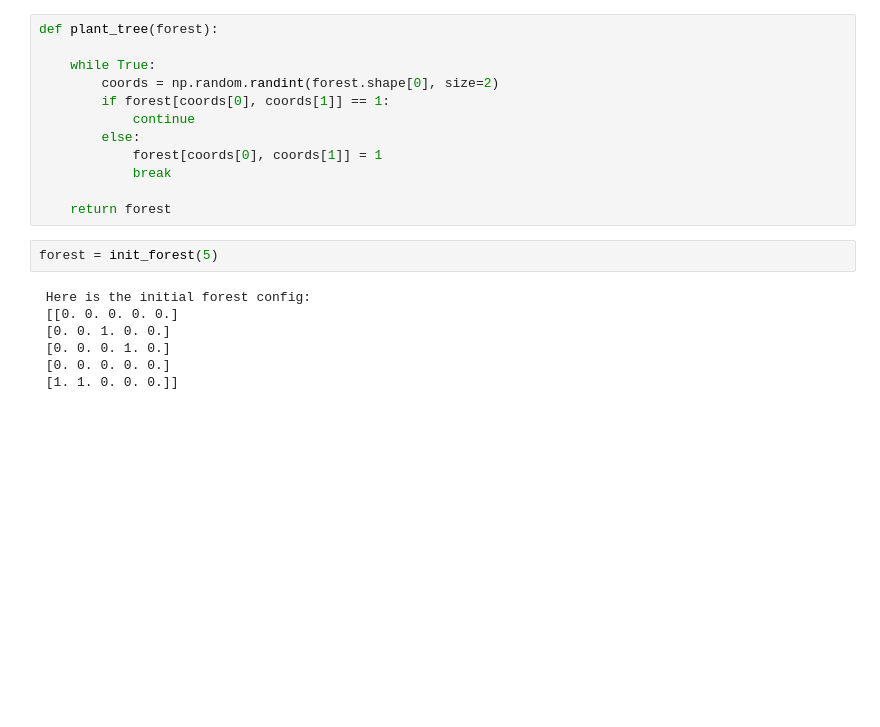
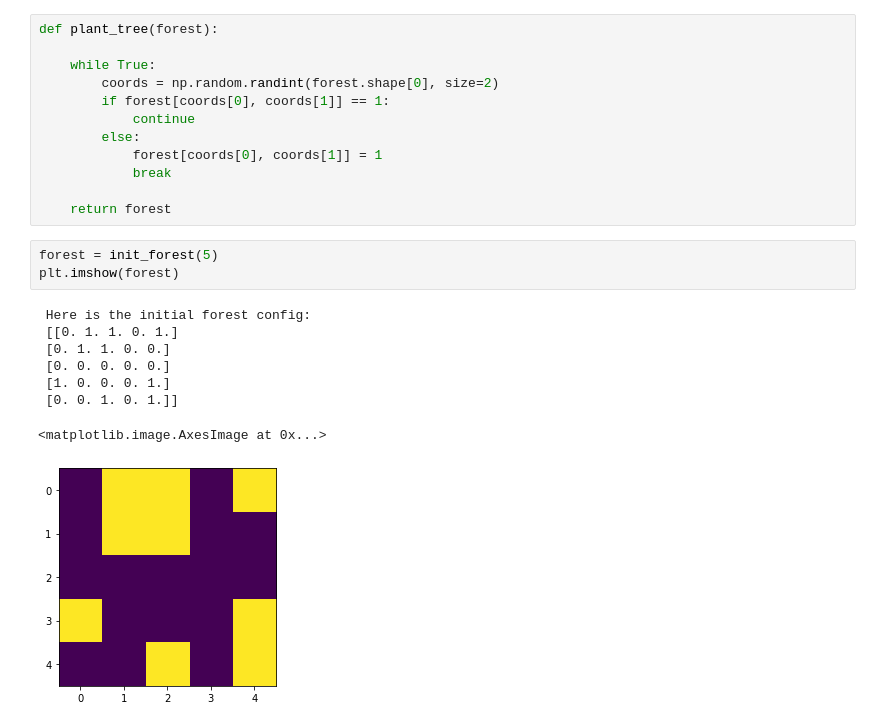
Before and after one commit to shw3ta/wildfires, a Jupyter notebook: Wer_forest.ipynb, the cells around one changed output. Cells and saved outputs as stored; diff of their text form; blank space fills up the shorter version.

Commit message:
plotting

```diff
--- a/Wer_forest.ipynb
+++ b/Wer_forest.ipynb
@@ -216,12 +198,15 @@ def plant_tree(forest):
     return forest
 # %%
 forest = init_forest(5)
+plt.imshow(forest)
 # %% [output]
  Here is the initial forest config:
- [[0. 0. 0. 0. 0.]
- [0. 0. 1. 0. 0.]
- [0. 0. 0. 1. 0.]
+ [[0. 1. 1. 0. 1.]
+ [0. 1. 1. 0. 0.]
  [0. 0. 0. 0. 0.]
- [1. 1. 0. 0. 0.]]
+ [1. 0. 0. 0. 1.]
+ [0. 0. 1. 0. 1.]]
+<matplotlib.image.AxesImage at 0x...>
+[figure, added]
 # %%
 grid_collector = []
```
Also changed, not shown: parts of 15 cells of this notebook.
